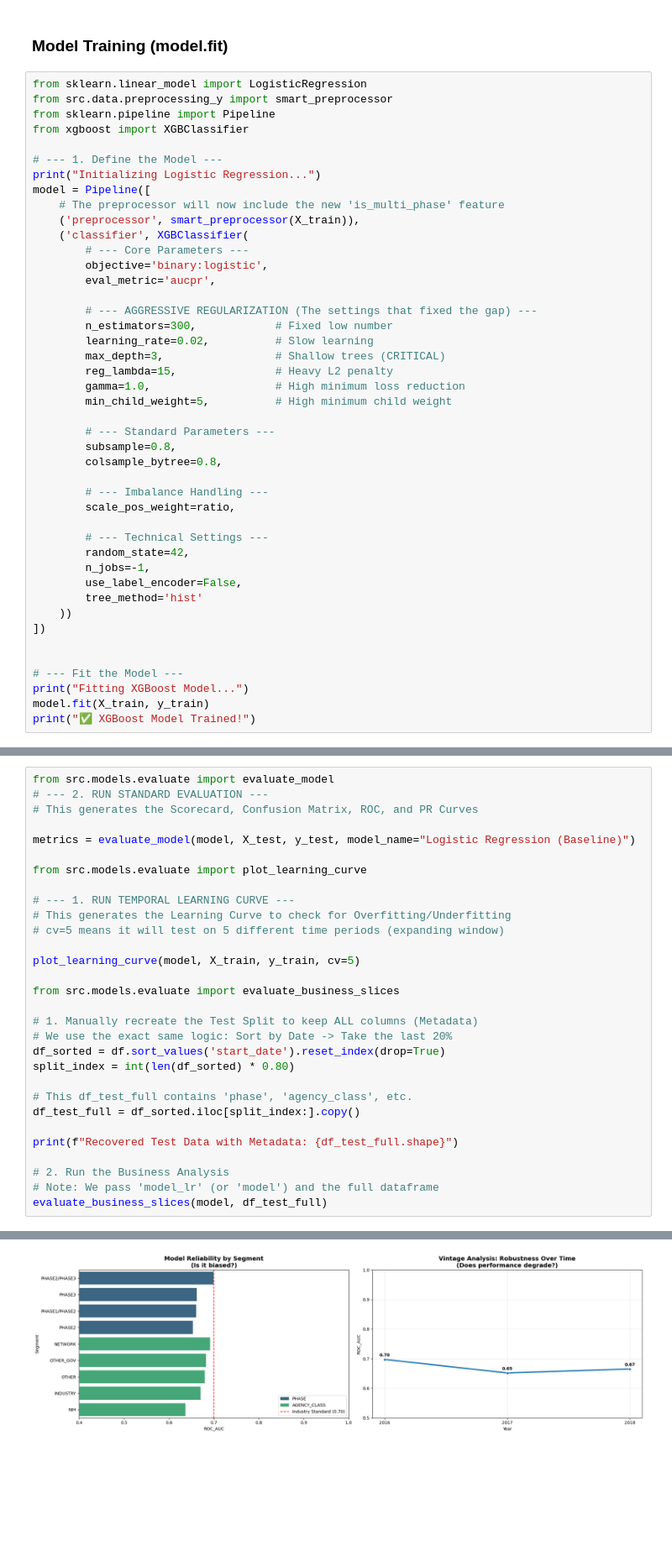
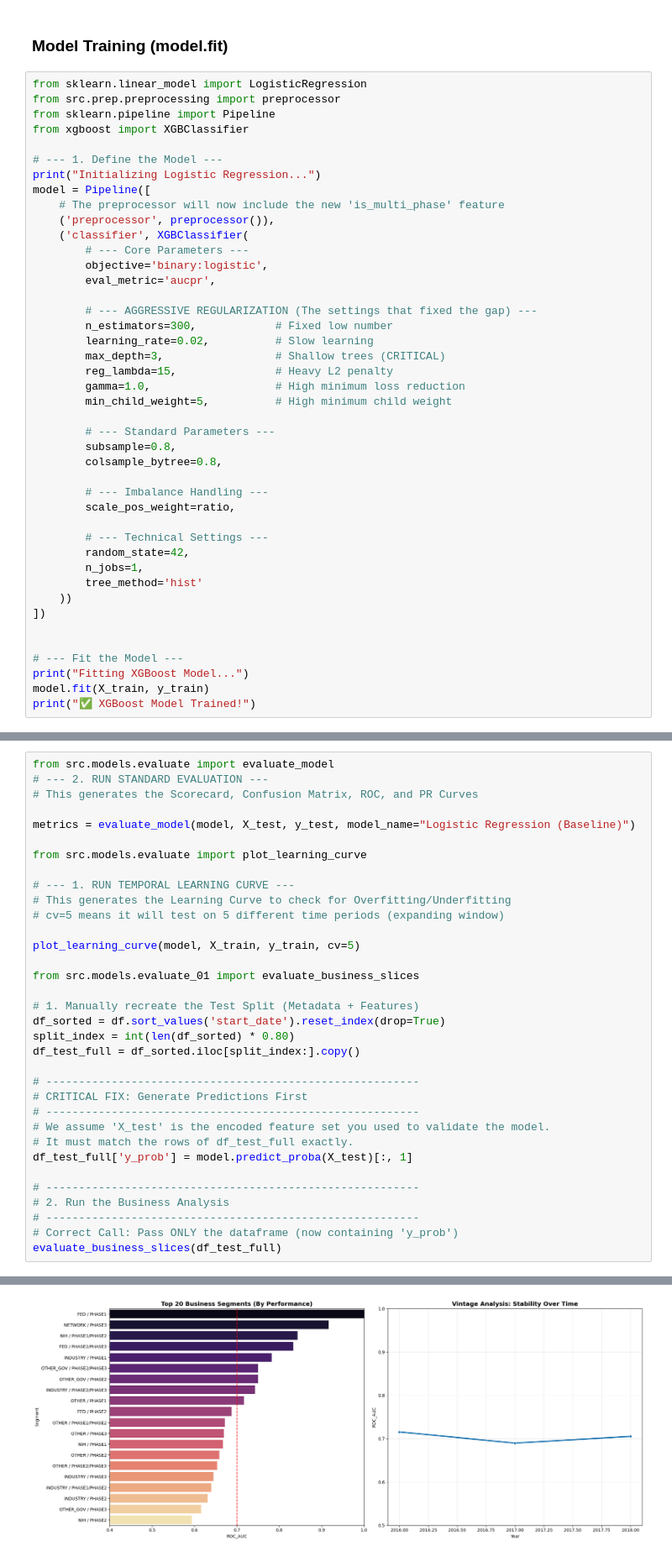
Before and after one commit to delaunan/clintrialpredict, a Jupyter notebook: WP0_baseline/XG_OPT.ipynb, the cells around one changed output, grey strips where cells are left out. Shown: that part at 84% size. Cells and saved outputs as stored; diff of their text form; blank space fills up the shorter version.

```diff
--- a/WP0_baseline/XG_OPT.ipynb
+++ b/WP0_baseline/XG_OPT.ipynb
@@ -154,7 +154,7 @@ Calculated scale_pos_weight: 5.1747
 ### Model Training (model.fit)
 # %%
 from sklearn.linear_model import LogisticRegression
-from src.data.preprocessing_y import smart_preprocessor
+from src.prep.preprocessing import preprocessor
 from sklearn.pipeline import Pipeline
 from xgboost import XGBClassifier
 
@@ -162,7 +162,7 @@ from xgboost import XGBClassifier
 print("Initializing Logistic Regression...")
 model = Pipeline([
     # The preprocessor will now include the new 'is_multi_phase' feature
-    ('preprocessor', smart_preprocessor(X_train)),
+    ('preprocessor', preprocessor()),
     ('classifier', XGBClassifier(
         # --- Core Parameters ---
         objective='binary:logistic',
@@ -185,8 +185,7 @@ model = Pipeline([
 
         # --- Technical Settings ---
         random_state=42,
-        n_jobs=-1,
-        use_label_encoder=False,
+        n_jobs=1,
         tree_method='hist'
     ))
 ])
@@ -224,21 +214,25 @@ from src.models.evaluate import plot_learning_curve
 
 plot_learning_curve(model, X_train, y_train, cv=5)
 
-from src.models.evaluate import evaluate_business_slices
+from src.models.evaluate_01 import evaluate_business_slices
 
-# 1. Manually recreate the Test Split to keep ALL columns (Metadata)
-# We use the exact same logic: Sort by Date -> Take the last 20%
+# 1. Manually recreate the Test Split (Metadata + Features)
 df_sorted = df.sort_values('start_date').reset_index(drop=True)
 split_index = int(len(df_sorted) * 0.80)
-
-# This df_test_full contains 'phase', 'agency_class', etc.
 df_test_full = df_sorted.iloc[split_index:].copy()
 
-print(f"Recovered Test Data with Metadata: {df_test_full.shape}")
+# ---------------------------------------------------------
+# CRITICAL FIX: Generate Predictions First
+# ---------------------------------------------------------
+# We assume 'X_test' is the encoded feature set you used to validate the model.
+# It must match the rows of df_test_full exactly.
+df_test_full['y_prob'] = model.predict_proba(X_test)[:, 1]
 
+# ---------------------------------------------------------
 # 2. Run the Business Analysis
-# Note: We pass 'model_lr' (or 'model') and the full dataframe
-evaluate_business_slices(model, df_test_full)
+# ---------------------------------------------------------
+# Correct Call: Pass ONLY the dataframe (now containing 'y_prob')
+evaluate_business_slices(df_test_full)
 # %% [output]
 ================================================================================
  PERFORMANCE AUDIT: Logistic Regression (Baseline)
@@ -305 +283 @@ AGENCY_CLASS           NIH    156     13.5%   0.637  0.193
-[figure, old version]
+[figure, new version]
```
Also changed, not shown: parts of 11 cells of this notebook, 28 other files.
